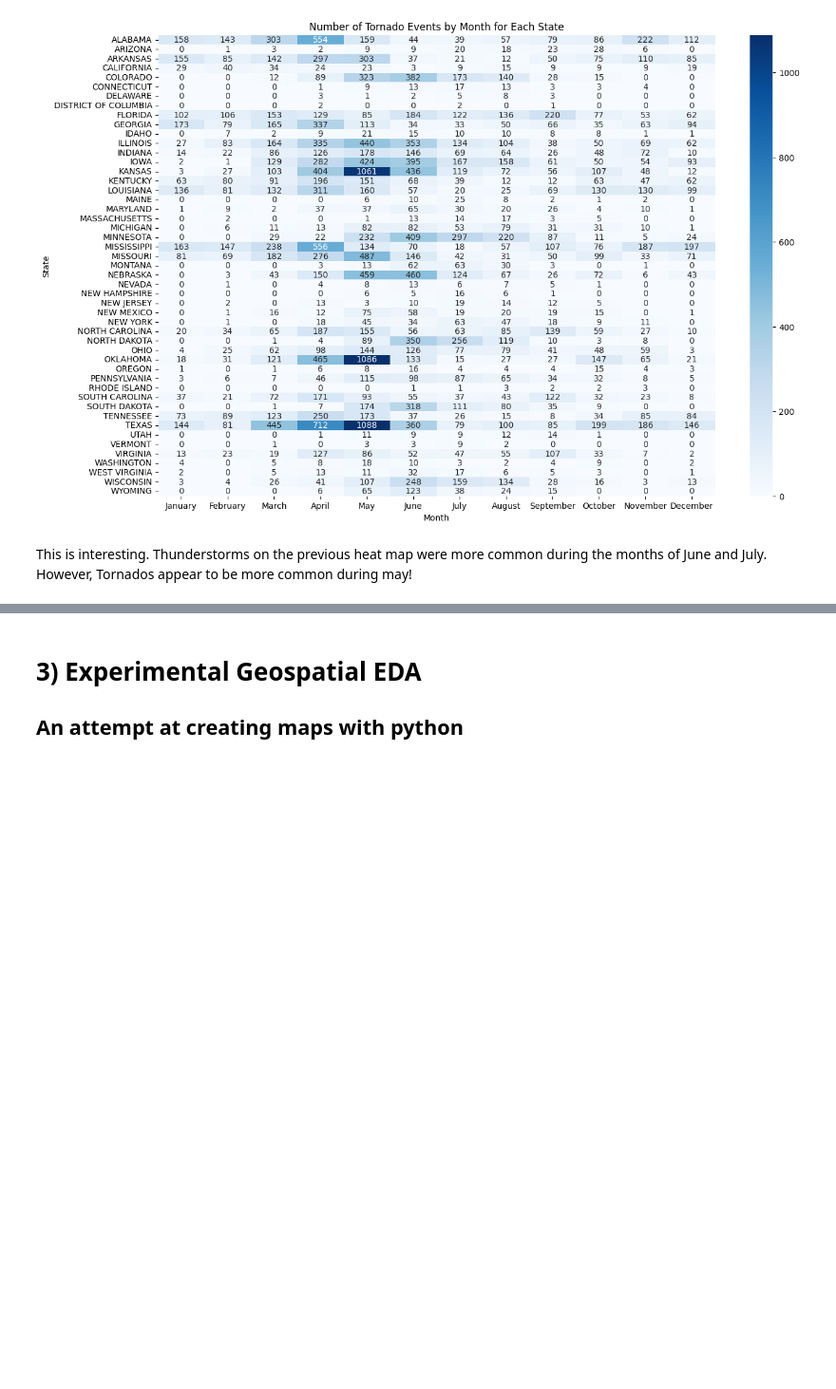
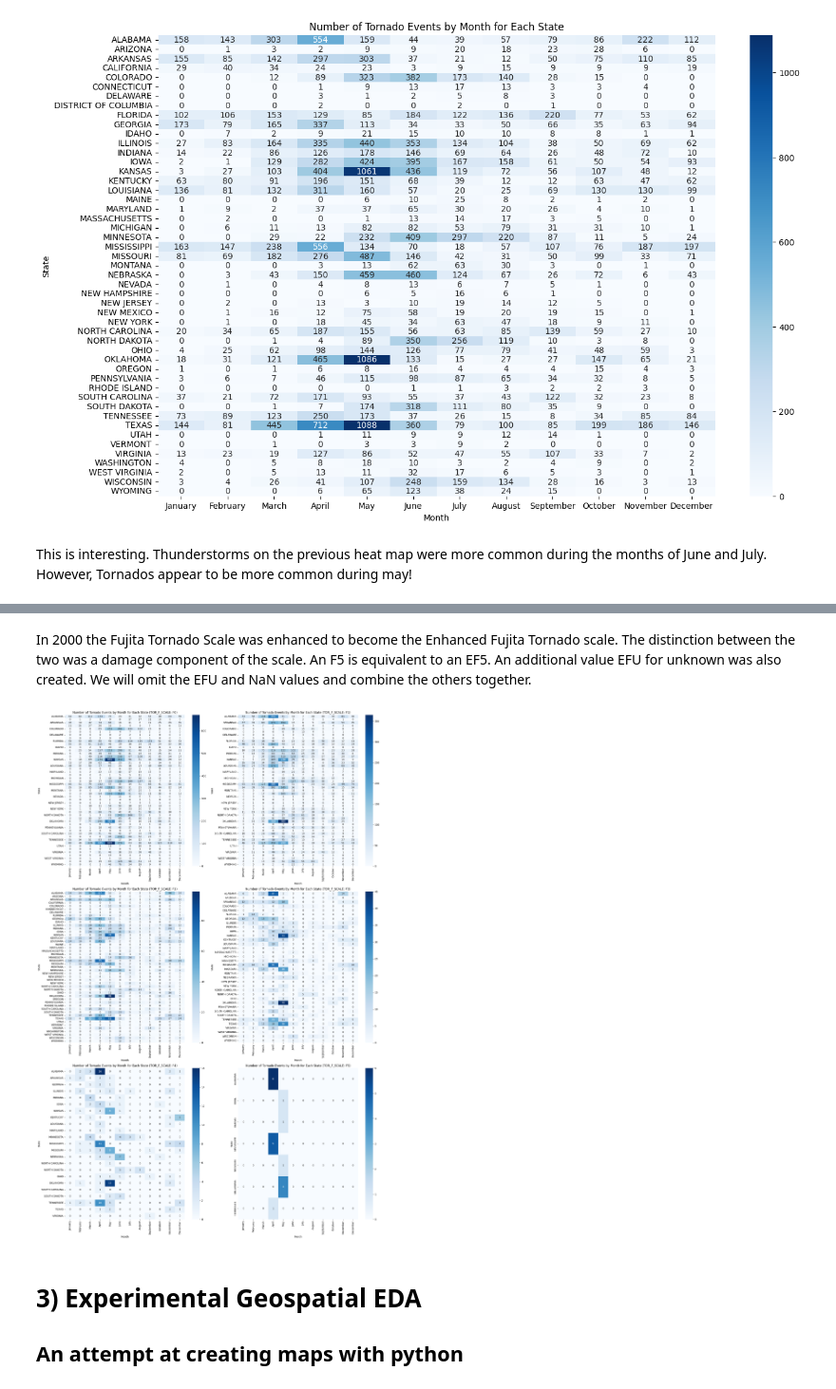
Before and after one commit to drpafowler/datafun-06-eda, a Jupyter notebook: philip_eda.ipynb, the cells around one changed output, grey strips where cells are left out. Shown at 95% size. Drawn from its saved outputs; the diff is of its cells as text; code cells hidden in the pictures; blank space fills up the shorter version.

```diff
--- a/philip_eda.ipynb
+++ b/philip_eda.ipynb
@@ -561,0 +619,43 @@ This is interesting.  Thunderstorms on the previous heat map were more common du
+# %% [markdown]
+In 2000 the Fujita Tornado Scale was enhanced to become the Enhanced Fujita Tornado scale.  The distinction between the two was a damage component of the scale. An F5 is equivalent to an EF5.  An additional value EFU for unknown was also created.  We will omit the EFU and NaN values and combine the others together.
+# %%
+
+# Filter for tornado events
+tornado_df = df[df['EVENT_TYPE'] == 'Tornado'].copy()
+
+# Normalize the TOR_F_SCALE values to a common scale (F0-F5)
+tornado_df.loc[:, 'TOR_F_SCALE'] = tornado_df['TOR_F_SCALE'].replace({
+    'EF0': 'F0', 'EF1': 'F1', 'EF2': 'F2', 'EF3': 'F3', 'EF4': 'F4', 'EF5': 'F5'
+})
+
+# List of tornado scales
+tornado_scales = ['F0', 'F1', 'F2', 'F3', 'F4', 'F5']
+
+# List of all months
+month_order = ['January', 'February', 'March', 'April', 'May', 'June', 'July', 'August', 'September', 'October', 'November', 'December']
+
+# Function to create a pivot table for a given TOR_F_SCALE value
+def create_pivot_table(f_scale):
+    event_df = tornado_df[tornado_df['TOR_F_SCALE'] == f_scale]
+    event_counts_by_state_month = event_df.groupby(['STATE', 'MONTH_NAME']).size().reset_index(name='count')
+    pivot_table = event_counts_by_state_month.pivot(index='STATE', columns='MONTH_NAME', values='count').fillna(0)
+    pivot_table = pivot_table.reindex(columns=month_order, fill_value=0)
+    return pivot_table
+
+# Create pivot tables for each tornado scale
+pivot_tables = {scale: create_pivot_table(scale) for scale in tornado_scales}
+
+# Plot the heatmaps in a grid
+fig, axes = plt.subplots(3, 2, figsize=(20, 30))
+
+for i, scale in enumerate(tornado_scales):
+    row, col = divmod(i, 2)
+    sns.heatmap(pivot_tables[scale], cmap='Blues', annot=True, fmt='g', ax=axes[row, col])
+    axes[row, col].set_title(f'Number of Tornado Events by Month for Each State (TOR_F_SCALE: {scale})')
+    axes[row, col].set_xlabel('Month')
+    axes[row, col].set_ylabel('State')
+
+plt.tight_layout()
+plt.show()
+# %% [output]
+[figure, added]
```
Also changed, not shown: parts of 5 cells of this notebook, 1 other file.
